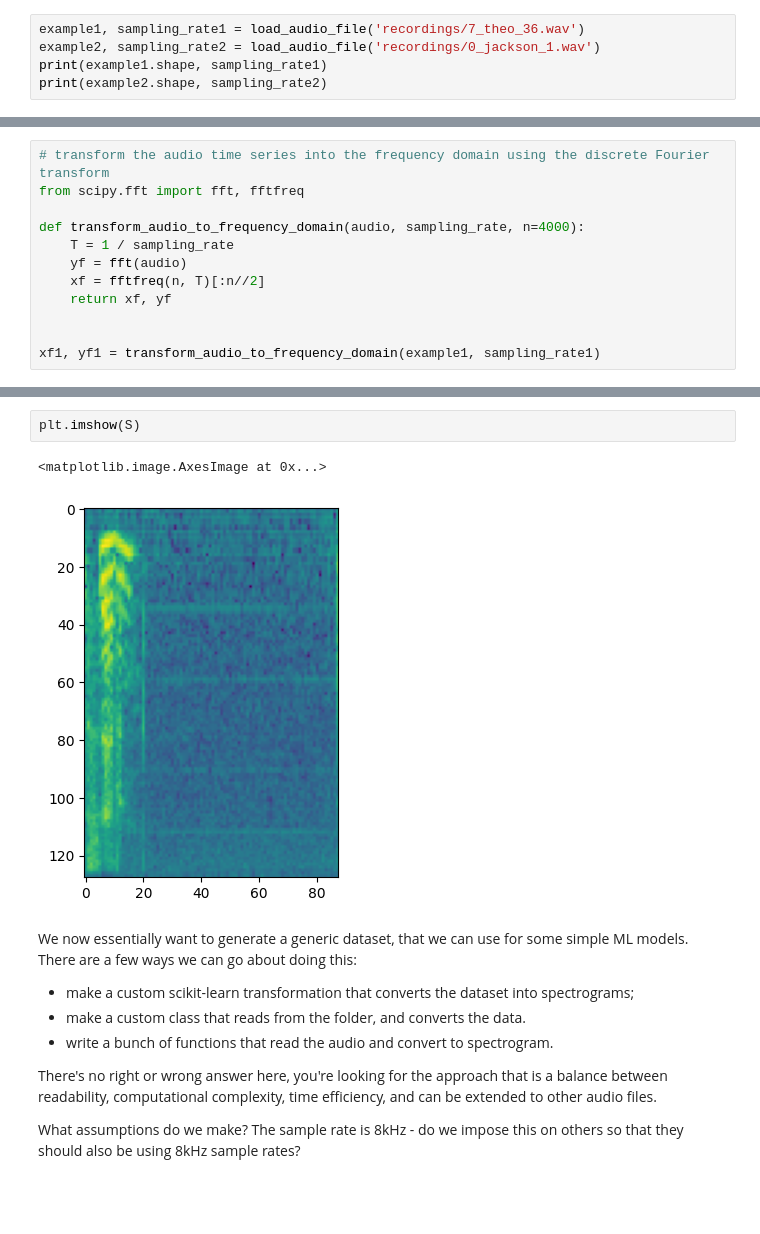
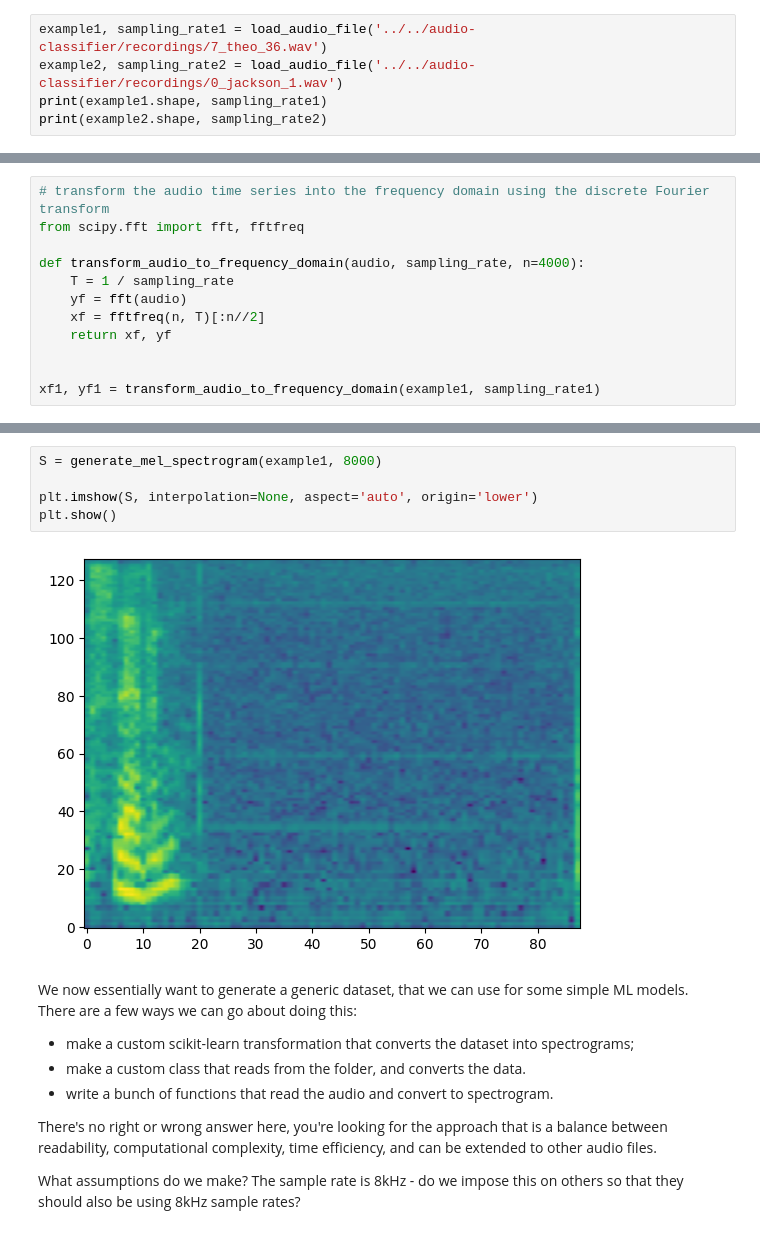
Before and after one commit to acceleratescience/data-school-Autumn23, a Jupyter notebook: Labs/Lab 4/3_Exploration.ipynb, the cells around one changed output, grey strips where cells are left out. Saved outputs shown, nothing was run; the diff lists cells and outputs as text; blank space fills up the shorter version.

```diff
--- a/Labs/Lab 4/3_Exploration.ipynb
+++ b/Labs/Lab 4/3_Exploration.ipynb
@@ -10,8 +11,8 @@ def load_audio_file(file_path):
     sr, data = read(file_path)
     return data, sr
 # %%
-example1, sampling_rate1 = load_audio_file('recordings/7_theo_36.wav')
-example2, sampling_rate2 = load_audio_file('recordings/0_jackson_1.wav')
+example1, sampling_rate1 = load_audio_file('../../audio-classifier/recordings/7_theo_36.wav')
+example2, sampling_rate2 = load_audio_file('../../audio-classifier/recordings/0_jackson_1.wav')
 print(example1.shape, sampling_rate1)
 print(example2.shape, sampling_rate2)
 # %% [output]
@@ -101,8 +93,10 @@ array([[ 5.9366965, 16.57009  , 12.725912 , ..., 17.248188 ,  5.7719855,
-# %%
-plt.imshow(S)
-# %% [output]
-<matplotlib.image.AxesImage at 0x...>
-[figure, removed]
+# %%
+S = generate_mel_spectrogram(example1, 8000)
+
+plt.imshow(S, interpolation=None, aspect='auto', origin='lower')
+plt.show()
+# %% [output]
+[figure, added]
 # %% [markdown]
 We now essentially want to generate a generic dataset, that we can use for some simple ML models. There are a few ways we can go about doing this:
 - make a custom scikit-learn transformation that converts the dataset into spectrograms;
```
Also changed, not shown: parts of 27 cells of this notebook, 10 other files.
